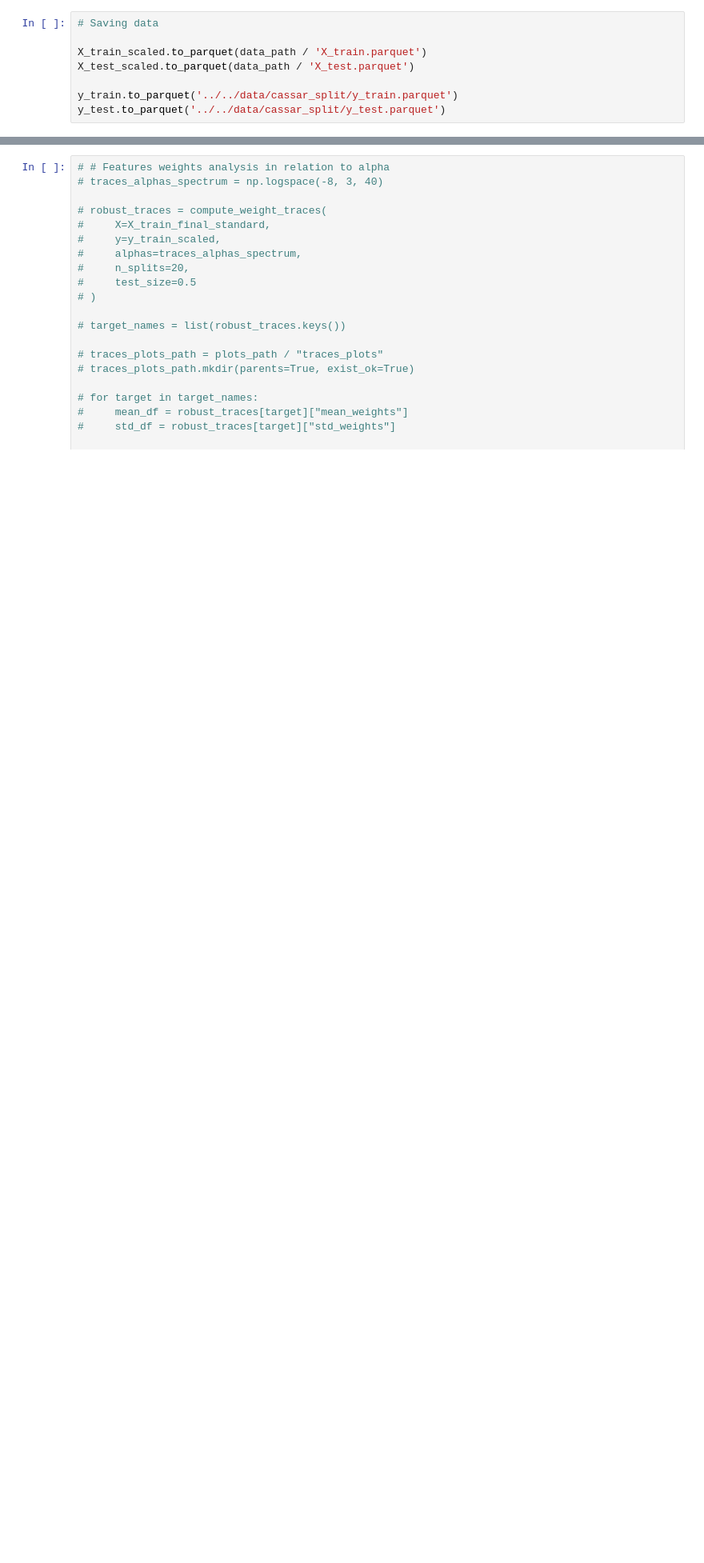
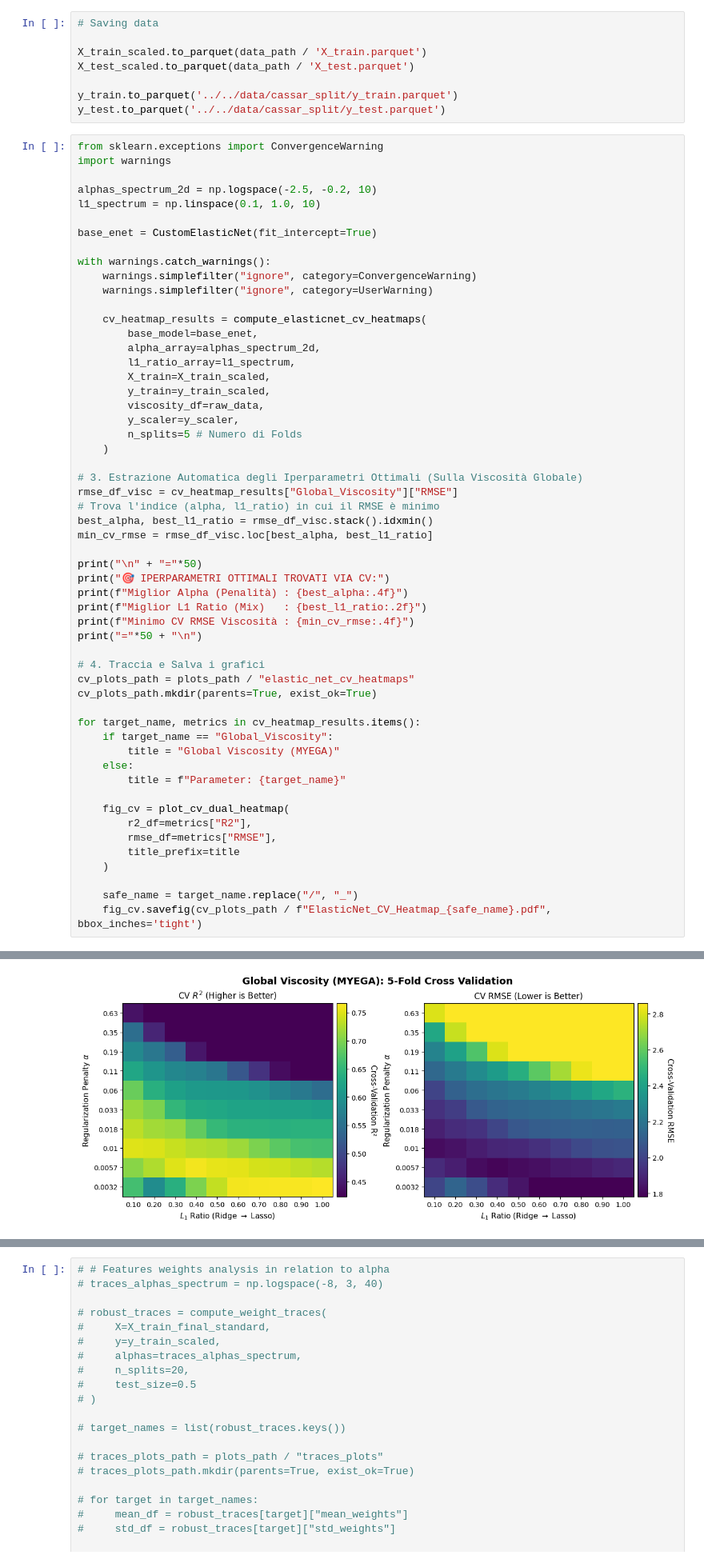
Before and after one commit to R3sten/glass_dynamics, a Jupyter notebook: notebooks/analysis/06_elastic_net_analysis.ipynb, the cells around one changed output, grey strips where cells are left out. Shown at 80% size. Saved outputs shown, nothing was run; the diff lists cells and outputs as text; blank space fills up the shorter version.

```diff
--- a/notebooks/analysis/06_elastic_net_analysis.ipynb
+++ b/notebooks/analysis/06_elastic_net_analysis.ipynb
@@ -115,3 +119,59 @@ X_test_scaled.to_parquet(data_path / 'X_test.parquet')
 
 y_train.to_parquet('../../data/cassar_split/y_train.parquet')
 y_test.to_parquet('../../data/cassar_split/y_test.parquet')
+# %%
+from sklearn.exceptions import ConvergenceWarning
+import warnings
+
+alphas_spectrum_2d = np.logspace(-2.5, -0.2, 10)
+l1_spectrum = np.linspace(0.1, 1.0, 10)
+
+base_enet = CustomElasticNet(fit_intercept=True)
+
+with warnings.catch_warnings():
+    warnings.simplefilter("ignore", category=ConvergenceWarning)
+    warnings.simplefilter("ignore", category=UserWarning)
+
+    cv_heatmap_results = compute_elasticnet_cv_heatmaps(
+        base_model=base_enet,
+        alpha_array=alphas_spectrum_2d,
+        l1_ratio_array=l1_spectrum,
+        X_train=X_train_scaled,
+        y_train=y_train_scaled,
+        viscosity_df=raw_data,
+        y_scaler=y_scaler,
+        n_splits=5 # Numero di Folds
+    )
+
+# 3. Estrazione Automatica degli Iperparametri Ottimali (Sulla Viscosità Globale)
+rmse_df_visc = cv_heatmap_results["Global_Viscosity"]["RMSE"]
+# Trova l'indice (alpha, l1_ratio) in cui il RMSE è minimo
+best_alpha, best_l1_ratio = rmse_df_visc.stack().idxmin()
+min_cv_rmse = rmse_df_visc.loc[best_alpha, best_l1_ratio]
+
+print("\n" + "="*50)
+print("🎯 IPERPARAMETRI OTTIMALI TROVATI VIA CV:")
+print(f"Miglior Alpha (Penalità) : {best_alpha:.4f}")
+print(f"Miglior L1 Ratio (Mix)   : {best_l1_ratio:.2f}")
+print(f"Minimo CV RMSE Viscosità : {min_cv_rmse:.4f}")
+print("="*50 + "\n")
+
+# 4. Traccia e Salva i grafici
+cv_plots_path = plots_path / "elastic_net_cv_heatmaps"
+cv_plots_path.mkdir(parents=True, exist_ok=True)
+
+for target_name, metrics in cv_heatmap_results.items():
+    if target_name == "Global_Viscosity":
+        title = "Global Viscosity (MYEGA)"
+    else:
+        title = f"Parameter: {target_name}"
+
+    fig_cv = plot_cv_dual_heatmap(
+        r2_df=metrics["R2"],
+        rmse_df=metrics["RMSE"],
+        title_prefix=title
+    )
+
+    safe_name = target_name.replace("/", "_")
+    fig_cv.savefig(cv_plots_path / f"ElasticNet_CV_Heatmap_{safe_name}.pdf", bbox_inches='tight')
+# %% [output]
@@ -117,0 +191 @@ y_test.to_parquet('../../data/cassar_split/y_test.parquet')
+[figure, added]
```
Also changed, not shown: parts of 16 cells of this notebook, 49 other files.
